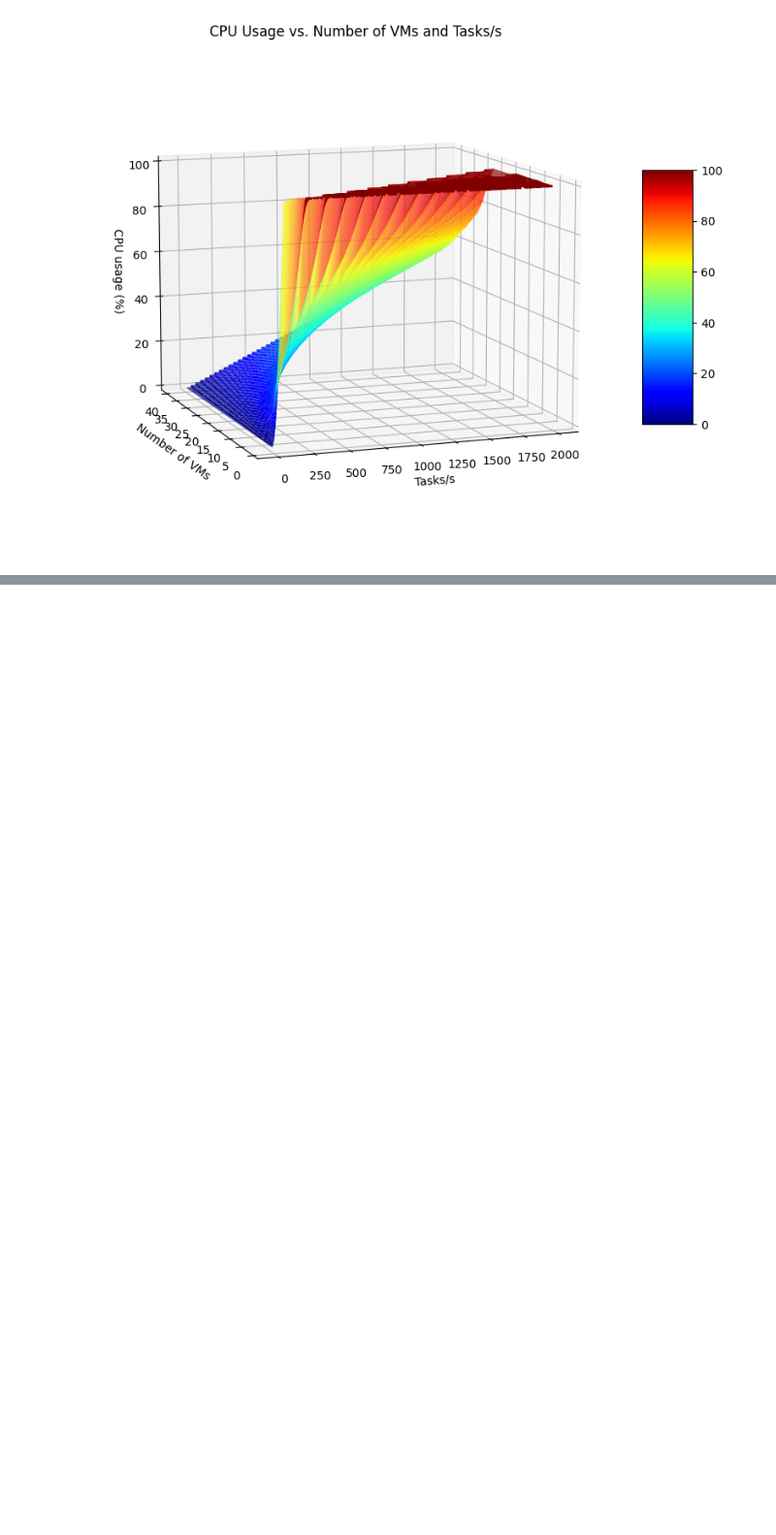
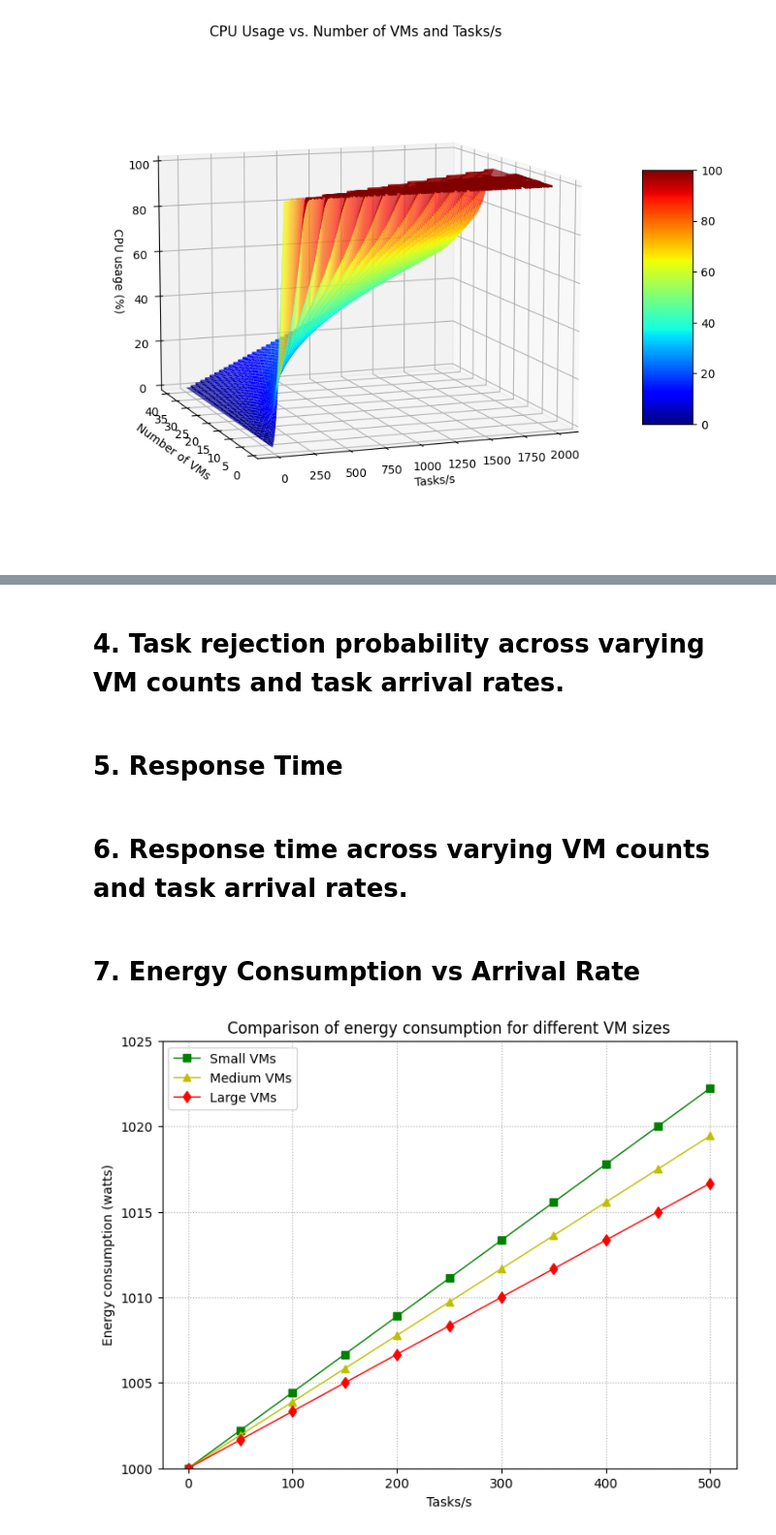
Before and after one commit to sivasurya16/adaptive-workload-management, a Jupyter notebook: analysis/analysis.ipynb, the cells around one changed output, grey strips where cells are left out. Shown at 97% size. Cells and saved outputs as stored; diff of their text form; code cells hidden in the pictures; blank space fills up the shorter version.

```diff
--- a/analysis/analysis.ipynb
+++ b/analysis/analysis.ipynb
@@ -121,0 +148,47 @@ plt.show()
+# %% [markdown]
+# 4. Task rejection probability across varying VM counts and task arrival rates.
+# %% [markdown]
+# 5. Response Time
+# %% [markdown]
+# 6. Response time across varying VM counts and task arrival rates.
+# %% [markdown]
+# 7. Energy Consumption vs Arrival Rate
+# %%
+# energy consumption per machine
+E_base = 100
+
+# energy consumption per vm
+E_vm = [20, 35, 50]
+
+# energy consumption for m vm's
+E_m_vm = [M*x for x in E_vm]
+# %%
+lambda_values = np.linspace(0, 500, 11).astype(int)
+enegry_consumption = [[], [], []]
+
+# Calculate CPU usage for each lambda
+for lambda_i in lambda_values:
+    for i, mu_i in enumerate(service_rate):
+        cpu_usage = compute_cpu_usage(lambda_i, N, M, mu_i, K)
+        # for n phyical machine
+        energy_usage = E_base*N + E_m_vm[i] * cpu_usage
+        enegry_consumption[i].append(energy_usage)
+# %%
+plt.figure(figsize=(8, 6))
+plt.plot(lambda_values, enegry_consumption[0],
+         'g-s', label='Small VMs', linewidth=1)
+plt.plot(lambda_values, enegry_consumption[1],
+         'y-^', label='Medium VMs', linewidth=1)
+plt.plot(lambda_values, enegry_consumption[2],
+         'r-d', label='Large VMs', linewidth=1)
+
+plt.xlabel('Tasks/s')
+plt.ylabel('Energy consumption (watts)')
+plt.yticks(np.arange(1000, 1026, 5))
+plt.ylim(1000, 1025)
+plt.legend()
+plt.grid(True, linestyle=':')
+plt.title('Comparison of energy consumption for different VM sizes')
+plt.show()
+# %% [output]
+[figure, added]
```
Also changed, not shown: parts of 7 cells of this notebook, 2 other files.
